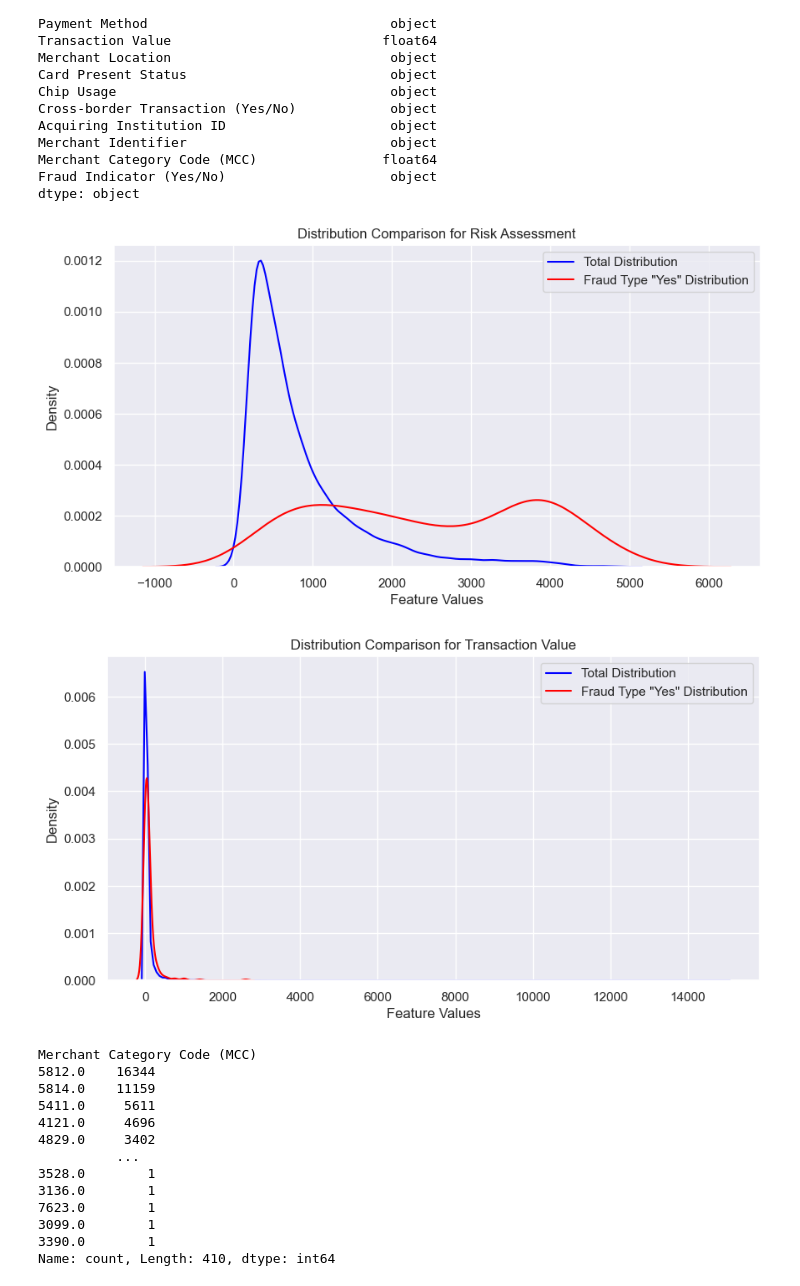
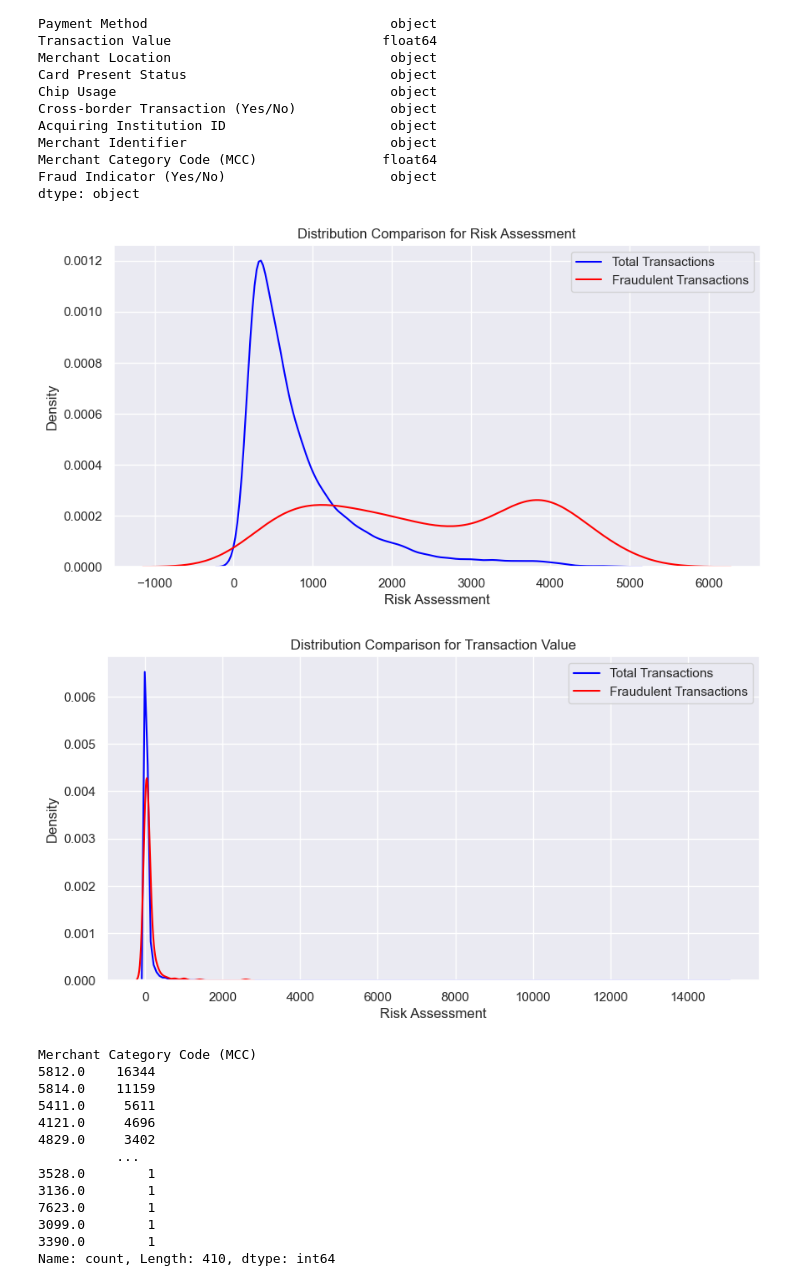
Before and after one commit to simonryu328/bolt-bootcamp, a Jupyter notebook: notebooks/EDA_Notebook.ipynb, the cells around one changed output. Drawn from its saved outputs; the diff is of its cells as text; code cells hidden in the pictures.

```diff
--- a/notebooks/EDA_Notebook.ipynb
+++ b/notebooks/EDA_Notebook.ipynb
@@ -7,7 +7,7 @@ import seaborn as sns
 import matplotlib.pyplot as plt
 sns.set()
 # %%
-data_path = "../data/data_time_cleaned.xlsx"
+data_path = "../data/BOLT Data Set.xlsx"
 # %%
 og_df = pd.read_excel(data_path)
 og_df.head()
@@ -209,35 +211,35 @@ dtype: object
 # %%
 
 
 # Separate the data into two groups based on fraud type
 fraud_yes = df[df['Fraud Indicator (Yes/No)'] == 'Yes']
 total_data = df
 
 
 features_to_compare = list(df.columns)
 # features_to_compare.remove('Fraud Indicator (Yes/No)')
 # x
 # List of features you want to compare distributions for
 features_to_compare = ['Risk Assessment', 'Transaction Value']  # Add more features as needed
 
 # Plotting
 for feature in features_to_compare:
     plt.figure(figsize=(10, 5))
 
     # Plot total distribution using KDE
-    sns.kdeplot(total_data[feature], color='blue', label='Total Distribution')
+    sns.kdeplot(total_data[feature], color='blue', label='Total Transactions')
 
     # Plot distribution for fraud type 'yes' using KDE
-    sns.kdeplot(fraud_yes[feature], color='red', label='Fraud Type "Yes" Distribution')
+    sns.kdeplot(fraud_yes[feature], color='red', label='Fraudulent Transactions')
 
     plt.title(f'Distribution Comparison for {feature}')
     plt.legend()
-    plt.xlabel('Feature Values')
+    plt.xlabel('Risk Assessment')
     plt.ylabel('Density')
     plt.show()
 # %% [output]
-[figure, old version]
+[figure, new version]
-[figure, old version]
+[figure, new version]
 # %%
 total_data['Merchant Category Code (MCC)'].value_counts()
 # %% [output]
```
Also changed, not shown: parts of 3 cells of this notebook, 4 other files.
